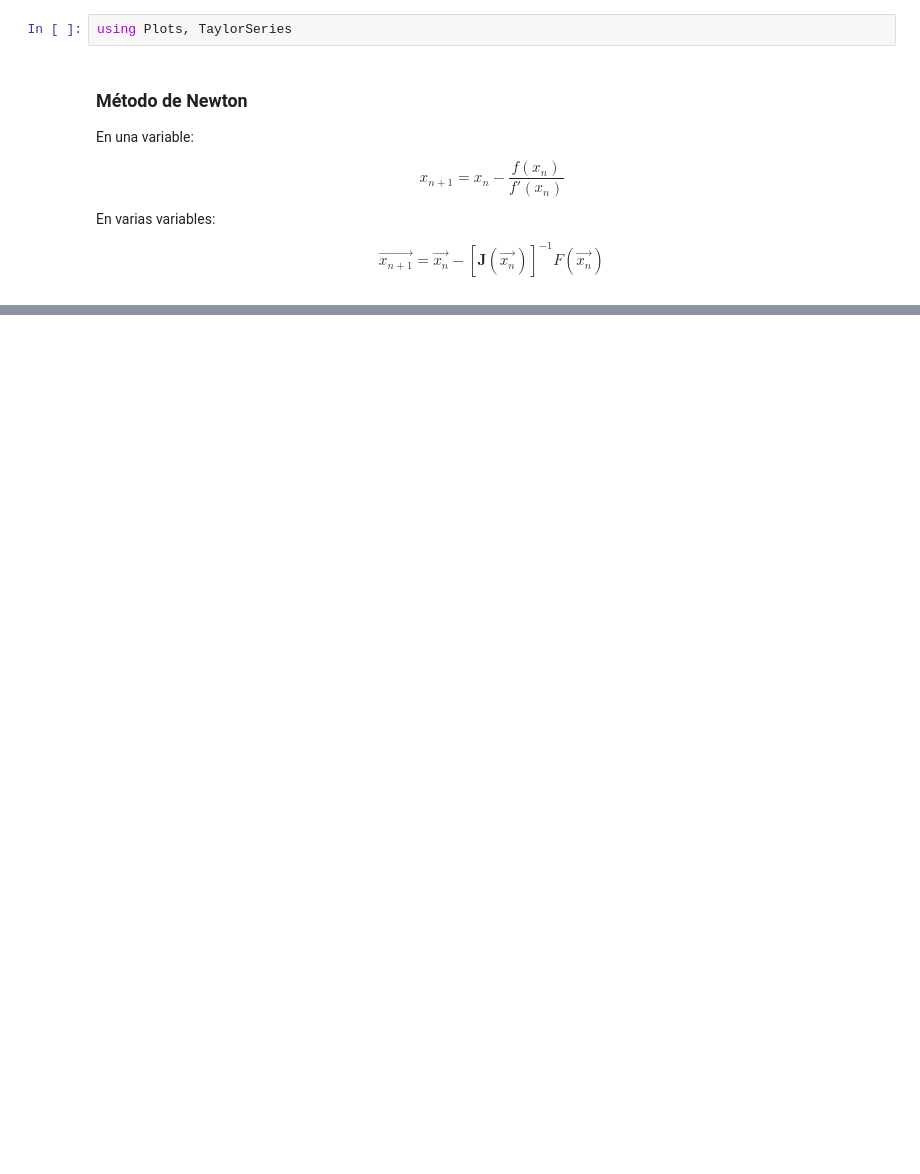
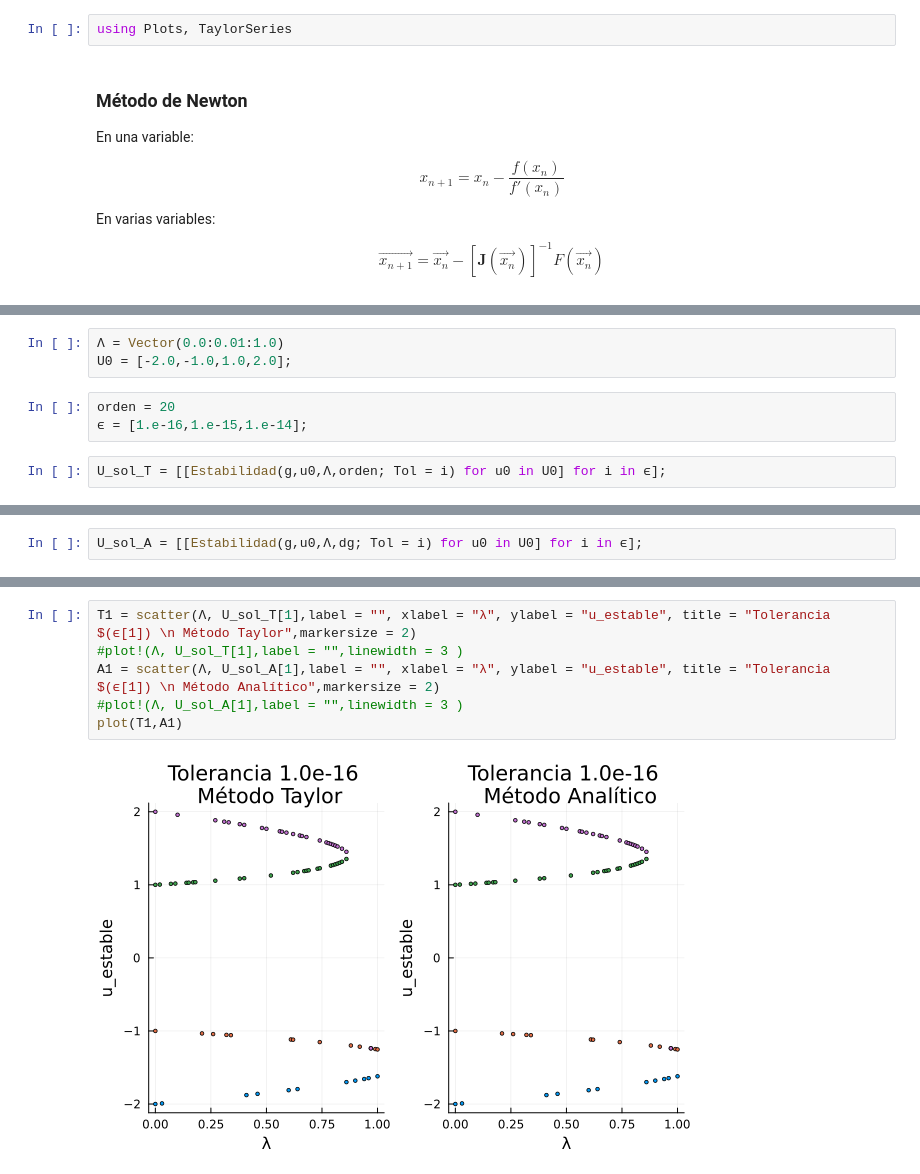
Before and after one commit to LeosEquation/SSFC2024, a Jupyter notebook: MN.ipynb, the cells around one changed output, grey strips where cells are left out. Saved outputs shown, nothing was run; the diff lists cells and outputs as text; blank space fills up the shorter version.

```diff
--- a/MN.ipynb
+++ b/MN.ipynb
@@ -16,0 +196,8 @@ $$g(u,\lambda) = (u^{2} -1)(u^{2}-4) + \lambda u^{2} e^{u/10}$$
+# %%
+Λ = Vector(0.0:0.01:1.0)
+U0 = [-2.0,-1.0,1.0,2.0];
+# %%
+orden = 20
+ϵ = [1.e-16,1.e-15,1.e-14];
+# %%
+U_sol_T = [[Estabilidad(g,u0,Λ,orden; Tol = i) for u0 in U0] for i in ϵ];
@@ -16,0 +222,2 @@ $$g(u,\lambda) = (u^{2} -1)(u^{2}-4) + \lambda u^{2} e^{u/10}$$
+# %%
+U_sol_A = [[Estabilidad(g,u0,Λ,dg; Tol = i) for u0 in U0] for i in ϵ];
@@ -16,0 +242,8 @@ $$g(u,\lambda) = (u^{2} -1)(u^{2}-4) + \lambda u^{2} e^{u/10}$$
+# %%
+T1 = scatter(Λ, U_sol_T[1],label = "", xlabel = "λ", ylabel = "u_estable", title = "Tolerancia $(ϵ[1]) \n Método Taylor",markersize = 2)
+#plot!(Λ, U_sol_T[1],label = "",linewidth = 3 )
+A1 = scatter(Λ, U_sol_A[1],label = "", xlabel = "λ", ylabel = "u_estable", title = "Tolerancia $(ϵ[1]) \n Método Analítico",markersize = 2)
+#plot!(Λ, U_sol_A[1],label = "",linewidth = 3 )
+plot(T1,A1)
+# %% [output]
+[figure, added]
```
Also changed, not shown: parts of 23 cells of this notebook.
